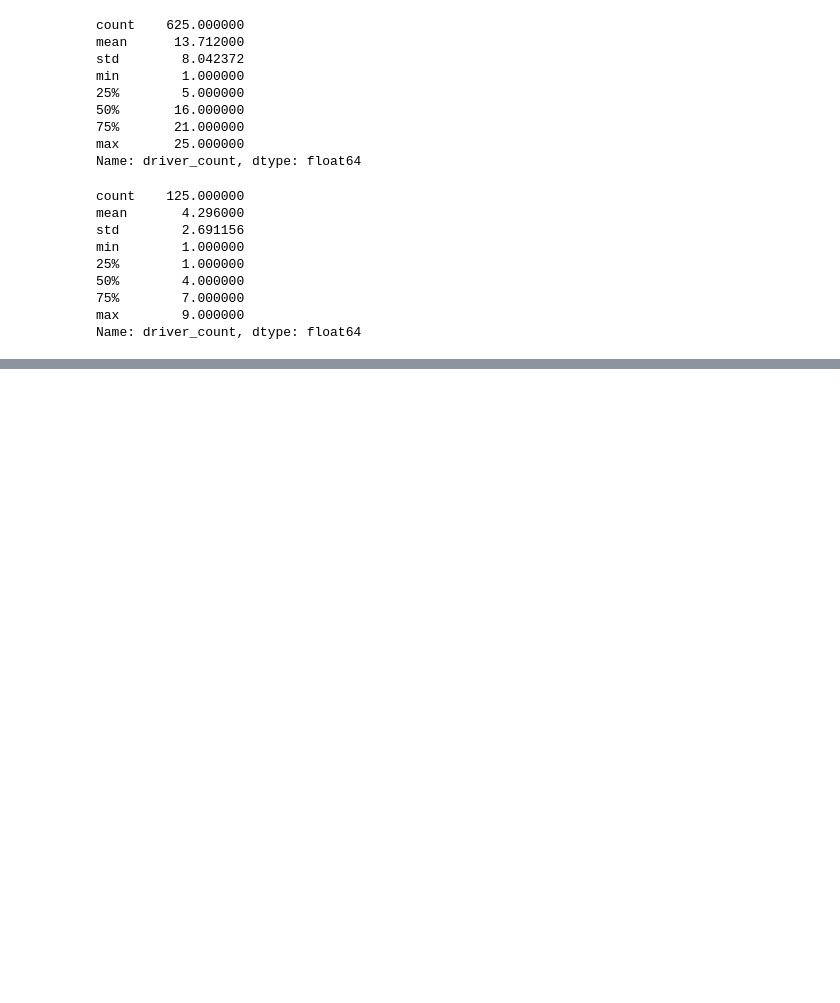
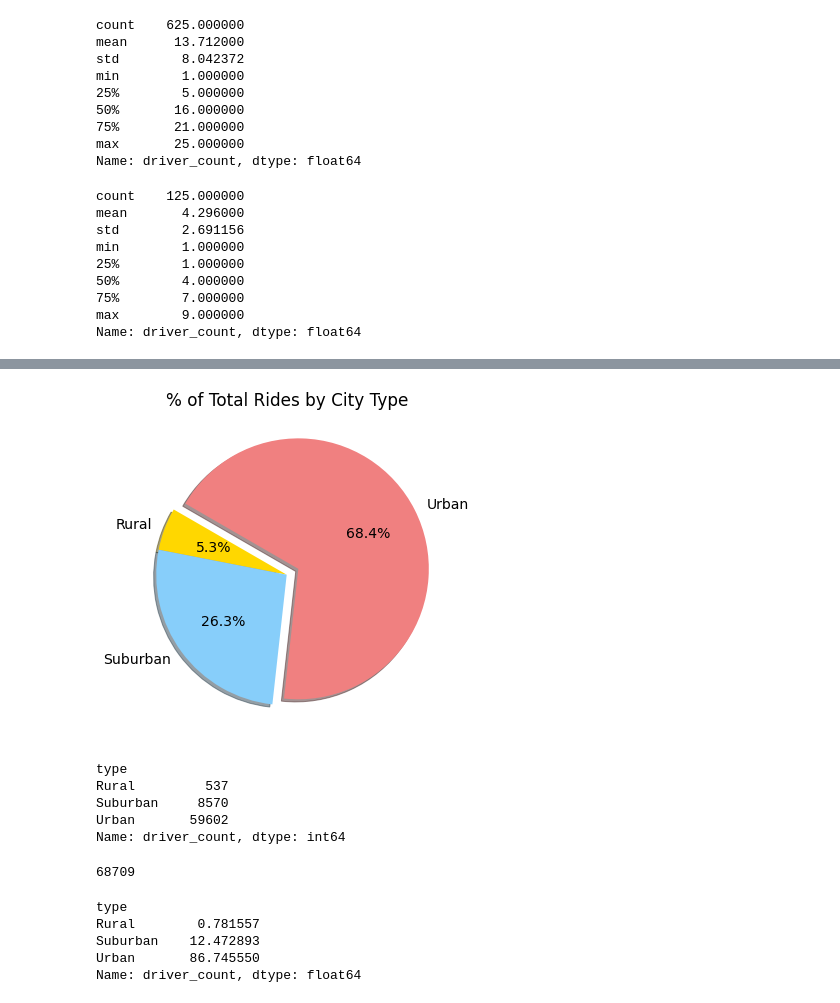
Before and after one commit to anirudhkolar/PyBer_Analysis, a Jupyter notebook: PyBer.ipynb, the cells around one changed output, grey strips where cells are left out. Drawn from its saved outputs; the diff is of its cells as text; code cells hidden in the pictures; blank space fills up the shorter version.

```diff
--- a/PyBer.ipynb
+++ b/PyBer.ipynb
@@ -595,0 +668,41 @@ plt.show()
+# %%
+# Build percentage of rides by city type pie chart.
+plt.subplots(figsize=(10, 6))
+plt.pie(rides_percentages_by_type,
+    labels=["Rural", "Suburban", "Urban"],
+    colors=["gold", "lightskyblue", "lightcoral"],
+    explode=[0, 0, 0.1],
+    autopct='%1.1f%%',
+    shadow=True, startangle=150)
+plt.title("% of Total Rides by City Type")
+# Change the default font size from 10 to 14.
+mpl.rcParams['font.size'] = 14
+# Save Figure
+plt.savefig("analysis/Fig6.png")
+# Show Figure
+plt.show()
+# %% [output]
+[figure, added]
+# %%
+total_drivers_by_type = pyber_data_df.groupby(["type"]).sum()["driver_count"]
+total_drivers_by_type
+# %% [output]
+type
+Rural         537
+Suburban     8570
+Urban       59602
+Name: driver_count, dtype: int64
+# %%
+total_drivers = pyber_data_df["driver_count"].sum()
+total_drivers
+# %% [output]
+68709
+# %%
+drivers_by_type_percentages = total_drivers_by_type / total_drivers * 100
+drivers_by_type_percentages
+# %% [output]
+type
+Rural        0.781557
+Suburban    12.472893
+Urban       86.745550
+Name: driver_count, dtype: float64
```
Also changed, not shown: parts of 9 cells of this notebook, 3 other files.
